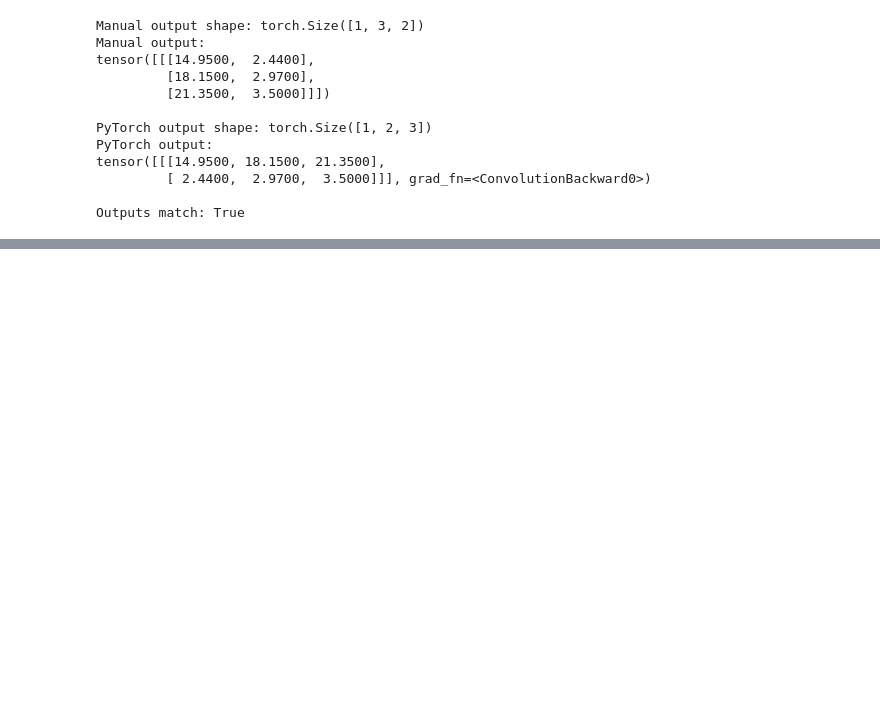
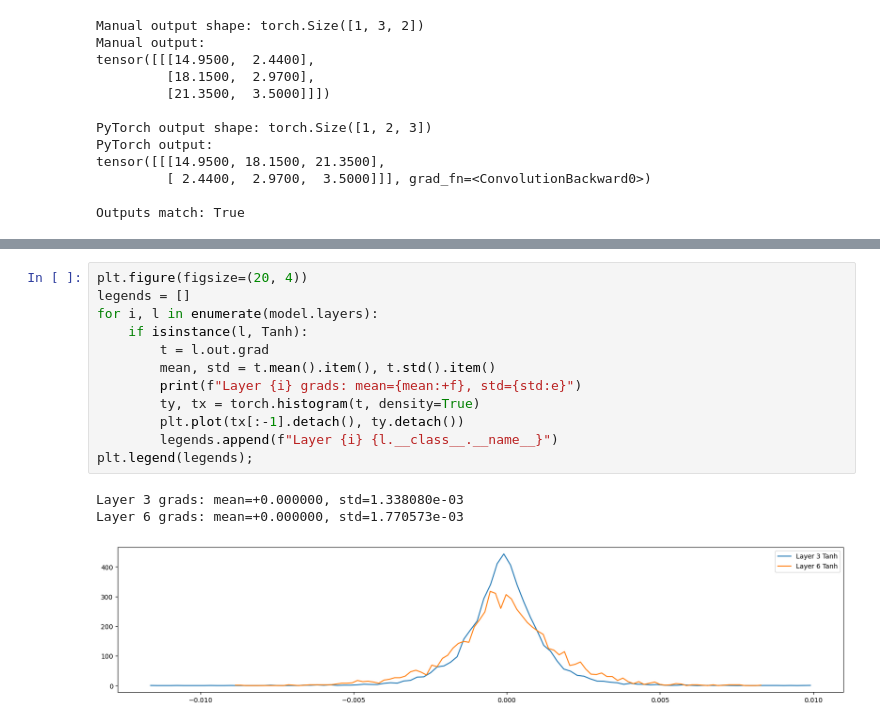
Before and after one commit to gpmarques/what_is_a_transformer, a Jupyter notebook: makemore_part6.ipynb, the cells around one changed output, grey strips where cells are left out. Cells and saved outputs as stored; diff of their text form; blank space fills up the shorter version.

```diff
--- a/makemore_part6.ipynb
+++ b/makemore_part6.ipynb
@@ -628,0 +637,16 @@ Layer 3 outs: mean=+0.035035, std=6.104411e-01, saturation=12.90%
+# %%
+plt.figure(figsize=(20, 4))
+legends = []
+for i, l in enumerate(model.layers):
+    if isinstance(l, Tanh):
+        t = l.out.grad
+        mean, std = t.mean().item(), t.std().item()
+        print(f"Layer {i} grads: mean={mean:+f}, std={std:e}")
+        ty, tx = torch.histogram(t, density=True)
+        plt.plot(tx[:-1].detach(), ty.detach())
+        legends.append(f"Layer {i} {l.__class__.__name__}")
+plt.legend(legends);
+# %% [output]
+Layer 3 grads: mean=+0.000000, std=1.338080e-03
+Layer 6 grads: mean=+0.000000, std=1.770573e-03
+[figure, added]
```
Also changed, not shown: parts of 12 cells of this notebook.
